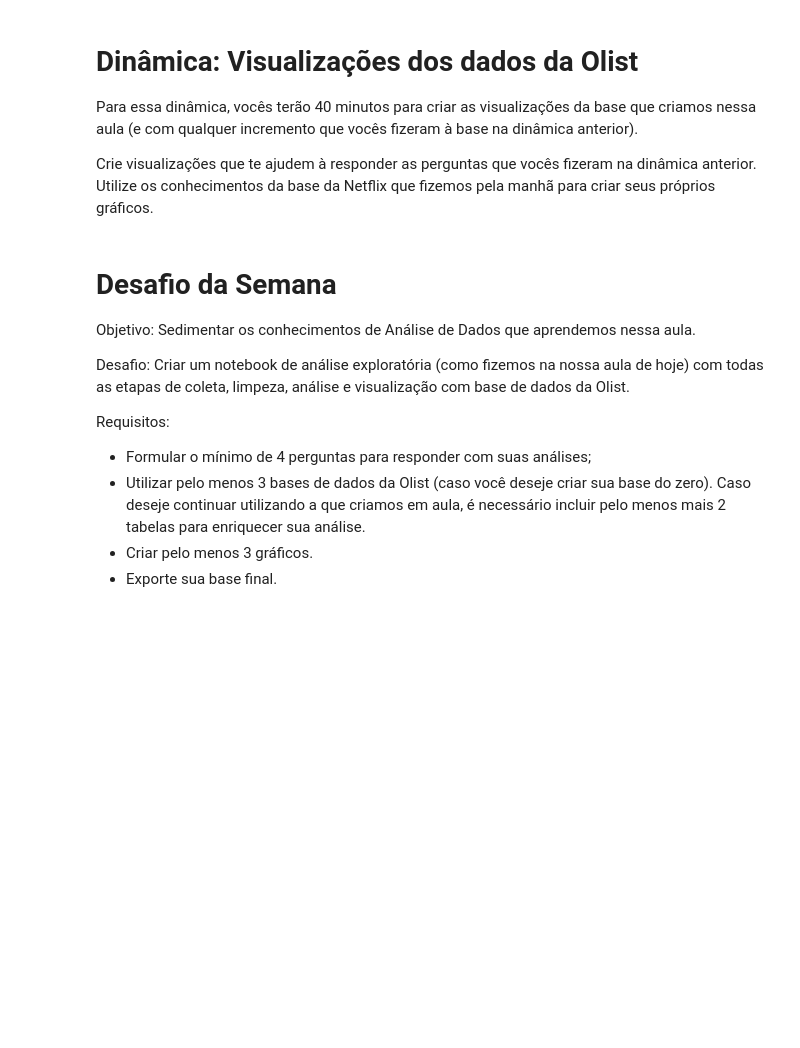
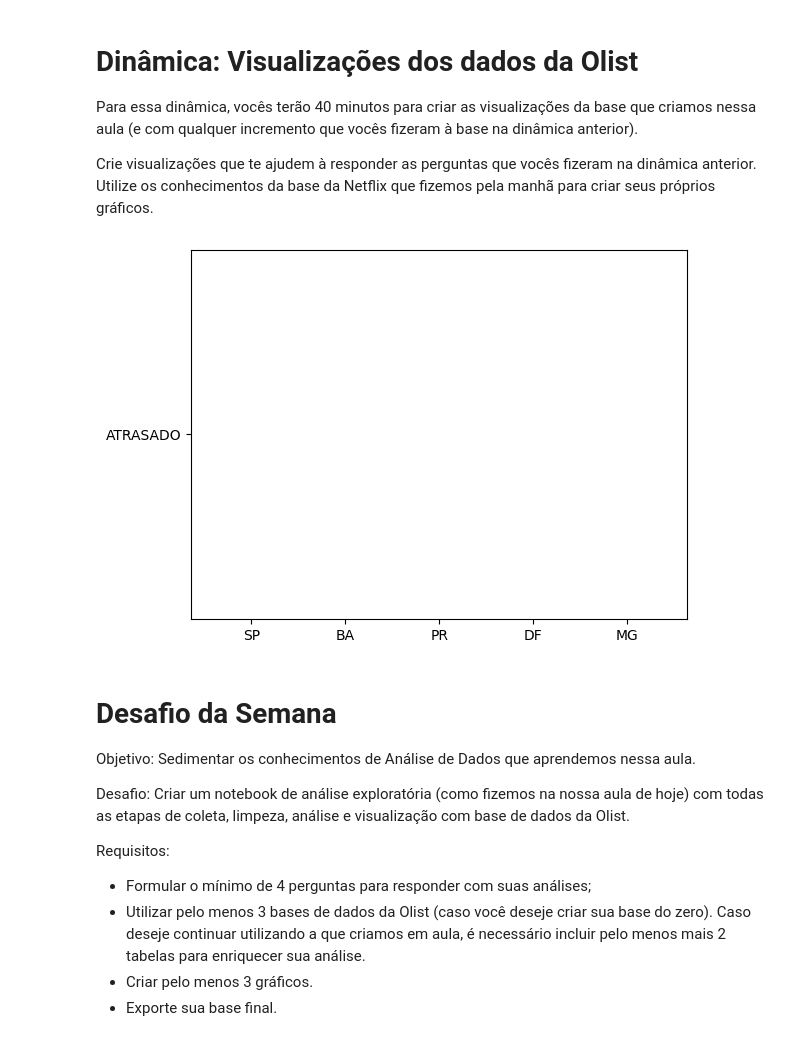
Before and after one commit to reprograma/on26-python-s14-analise-de-dados, a Jupyter notebook: material/aula_s14_parte2.ipynb, the cells around one changed output. Saved outputs shown, nothing was run; the diff lists cells and outputs as text; code cells hidden in the pictures; blank space fills up the shorter version.

Commit message:
Entrega s14 - finalizado

```diff
--- a/material/aula_s14_parte2.ipynb
+++ b/material/aula_s14_parte2.ipynb
@@ -292,3 +307,4 @@ df_olist
 # %%
 # Jutando agora com os dados de consumidor
-df_consumidor = df_consumidor..merge(df_consumidor, on='customer_id')
+df_olist = pd.merge(df_olist, df_consumidor, on='customer_id')
+df_olist
@@ -401,0 +899,5 @@ Para essa dinâmica, vocês terão 30 minutos para continuar explorando a base q
+# %%
+#Qual estado tem mais itens em atraso?
+
+df_estado = df_olist[(df_olist['status_entrega']=='ATRASADO')]
+df_estado
@@ -408,3 +926,11 @@ Crie visualizações que te ajudem à responder as perguntas que vocês fizeram
+# %%
+top5_atrasos = df_estado.sort_values(by='status_entrega', ascending=True).head(10)
+
+plt.bar(top5_atrasos['customer_state'], top5_atrasos['status_entrega'], color='yellow')
+
+plt.show()
+# %% [output]
+[figure, added]
 # %% [markdown]
 # Desafio da Semana
 
```
Also changed, not shown: parts of 10 cells of this notebook, 16 other files.
